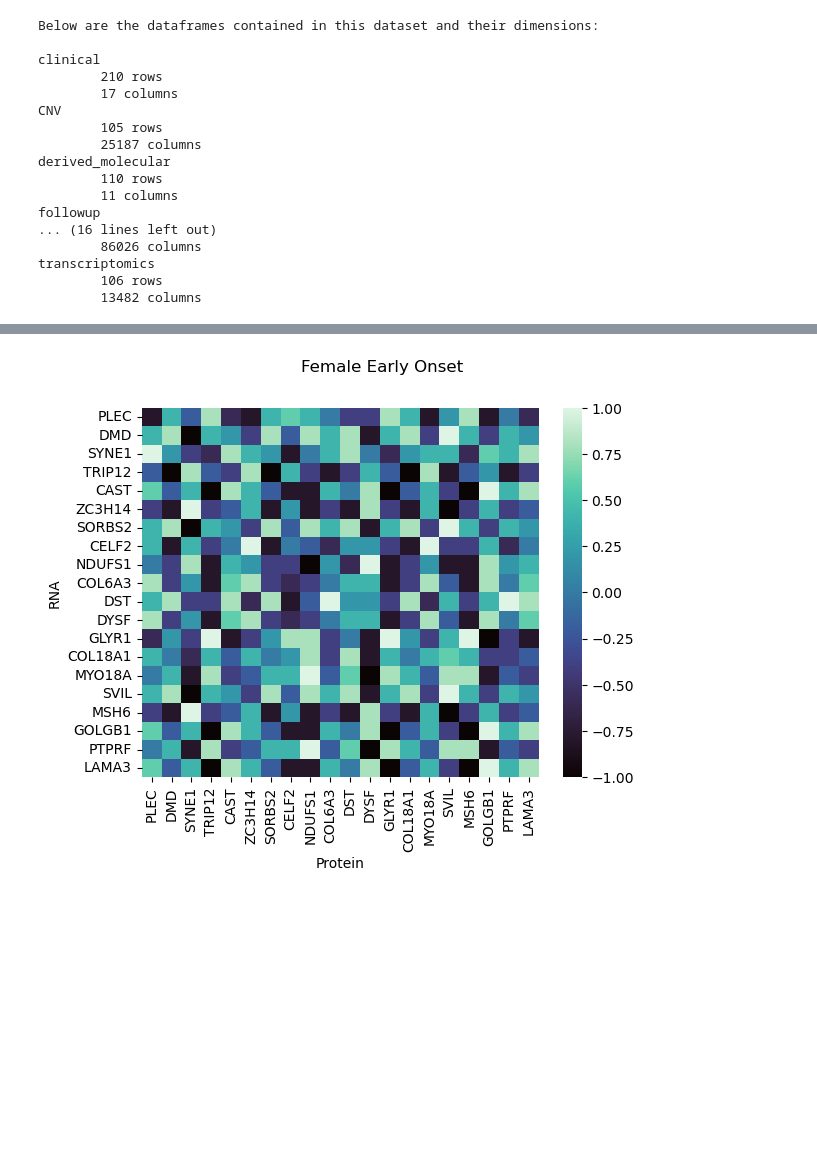
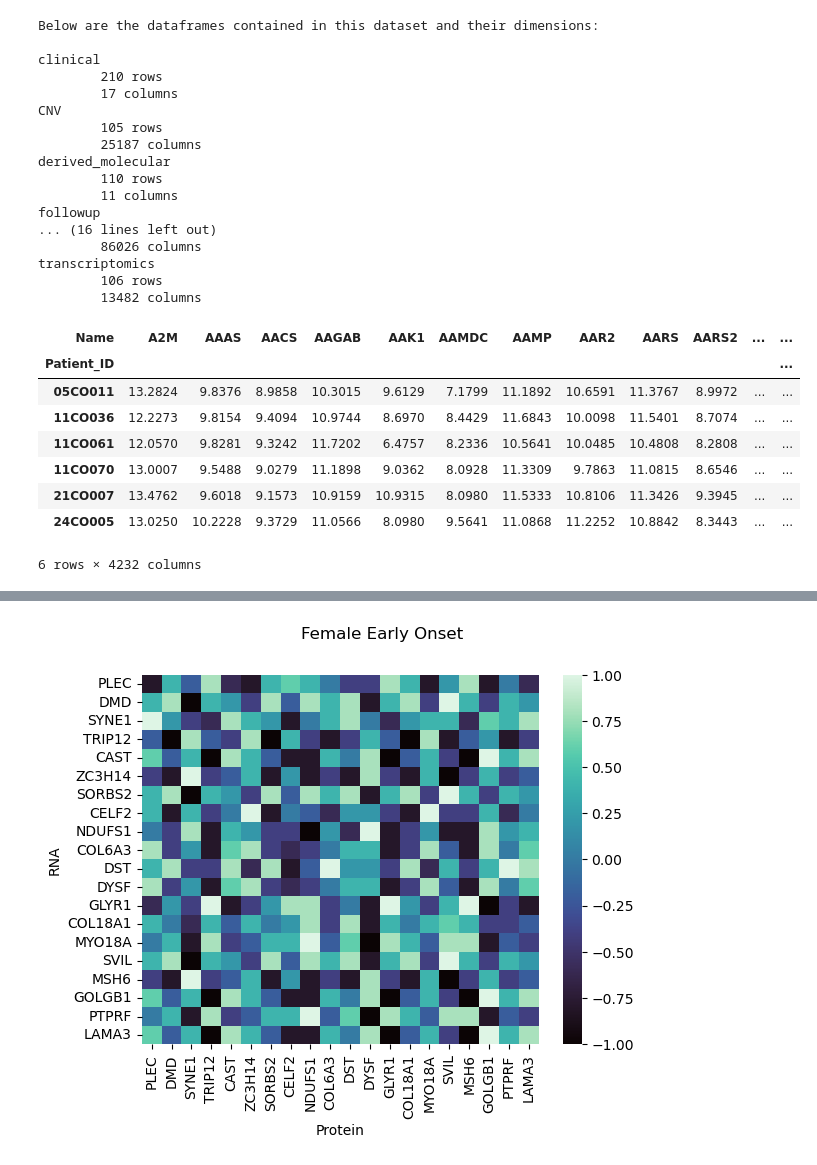
Before and after one commit to SoniaQi/qbio_490_sonia, a Jupyter notebook: final_project/Final Project Heatmap.ipynb, the cells around one changed output, grey strips where cells are left out. Cells and saved outputs as stored; diff of their text form; code cells hidden in the pictures; blank space fills up the shorter version.

```diff
--- a/final_project/Final Project Heatmap.ipynb
+++ b/final_project/Final Project Heatmap.ipynb
@@ -82,0 +88,16 @@ clinical_data = clinical_data[tumor_mask]
+# %%
+early_rna_mask = np.intersect1d(early_data.index, rna_data.index)
+early_rna = rna_data.loc[early_rna_mask, :]
+early_prot_mask = np.intersect1d(early_data.index, protein_data.index)
+early_prot = protein_data.loc[early_prot_mask, :]
+# patients in early_rna and early_prot overlap completely, so no adjustments needed
+
+late_rna_mask = np.intersect1d(late_data.index, rna_data.index)
+late_rna = rna_data.loc[late_rna_mask, :]
+late_prot_mask = np.intersect1d(late_data.index, protein_data.index)
+late_prot = protein_data.loc[late_prot_mask, :]
+
+# make sure patients are share in rna and protein
+late_rna_prot = np.intersect1d(late_rna.index, late_prot.index)
+late_rna = rna_data.loc[late_rna_prot, :]
+late_prot = protein_data.loc[late_rna_prot, :]
@@ -82,0 +117,12 @@ clinical_data = clinical_data[tumor_mask]
+# %%
+early_rna_shared
+# %% [output]
+| Name | A2M | AAAS | AACS | AAGAB | AAK1 | AAMDC | AAMP | AAR2 | AARS | AARS2 | ... | ... |
+| Patient_ID |  |  |  |  |  |  |  |  |  |  |  | ... |
+| 05CO011 | 13.2824 | 9.8376 | 8.9858 | 10.3015 | 9.6129 | 7.1799 | 11.1892 | 10.6591 | 11.3767 | 8.9972 | ... | ... |
+| 11CO036 | 12.2273 | 9.8154 | 9.4094 | 10.9744 | 8.6970 | 8.4429 | 11.6843 | 10.0098 | 11.5401 | 8.7074 | ... | ... |
+| 11CO061 | 12.0570 | 9.8281 | 9.3242 | 11.7202 | 6.4757 | 8.2336 | 10.5641 | 10.0485 | 10.4808 | 8.2808 | ... | ... |
+| 11CO070 | 13.0007 | 9.5488 | 9.0279 | 11.1898 | 9.0362 | 8.0928 | 11.3309 | 9.7863 | 11.0815 | 8.6546 | ... | ... |
+| 21CO007 | 13.4762 | 9.6018 | 9.1573 | 10.9159 | 10.9315 | 8.0980 | 11.5333 | 10.8106 | 11.3426 | 9.3945 | ... | ... |
+| 24CO005 | 13.0250 | 10.2228 | 9.3729 | 11.0566 | 8.0980 | 9.5641 | 11.0868 | 11.2252 | 10.8842 | 8.3443 | ... | ... |
+6 rows × 4232 columns
```
Also changed, not shown: parts of 7 cells of this notebook.
